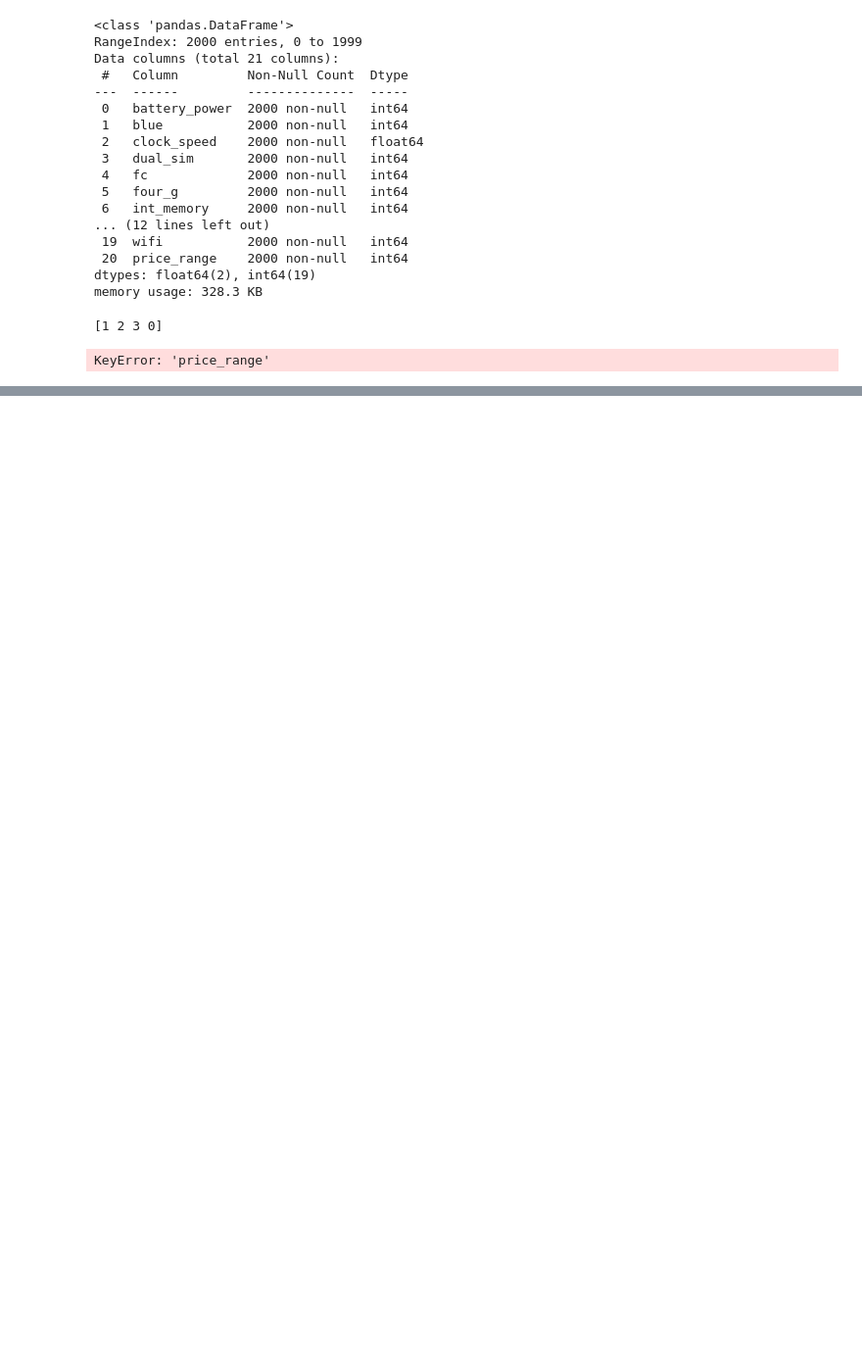
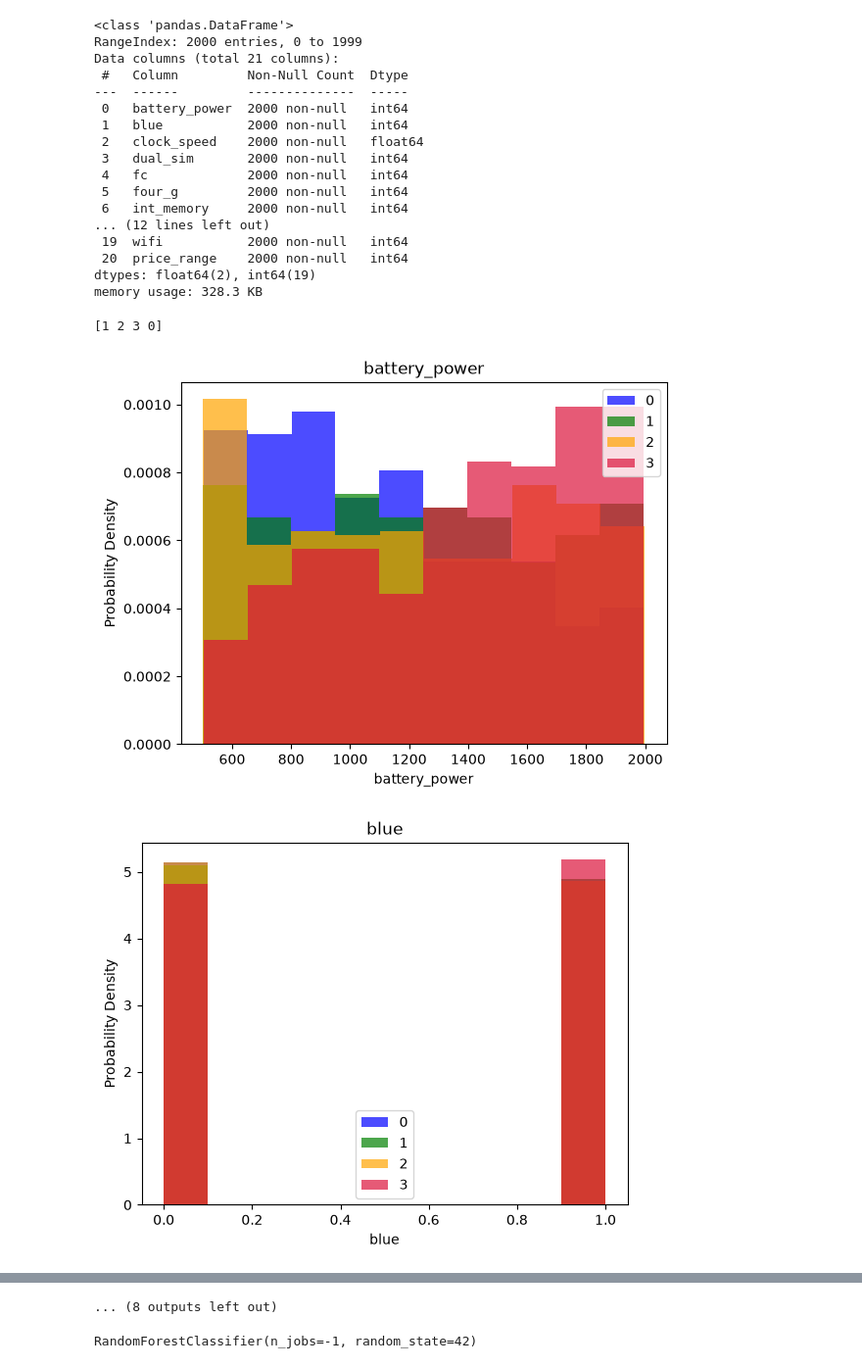
Before and after one commit to Gantz23/mobile-class-classification, a Jupyter notebook: main.ipynb, the cells around one changed output, grey strips where cells are left out. Shown at 98% size. Cells and saved outputs as stored; diff of their text form; code cells hidden in the pictures; blank space fills up the shorter version.

```diff
--- a/main.ipynb
+++ b/main.ipynb
@@ -34,21 +34,19 @@ memory usage: 328.3 KB
 print(df["price_range"].unique())
 # %% [output]
 [1 2 3 0]
-# %%
-x = df["battery_power"]
-y = df["price_range"]
-
-# Create scatter plot
-plt.scatter(x, y, color="tab:blue", marker="o", alpha=0.8)
-
-# Labels and title
-plt.title("Relationship Between Variables")
-plt.xlabel("X-Axis Variable")
-plt.ylabel("Y-Axis Variable")
-
-# Optional grid
-plt.grid(True, linestyle=":", alpha=0.6)
-
-plt.show()
-# %% [output]
-KeyError: 'price_range'
+# %%
+cols = df.columns
+
+for label in cols[:-1]:
+  plt.hist(df[df["price_range"]==0][label], color='blue', label='0', alpha=0.7, density=True)
+  plt.hist(df[df["price_range"]==1][label], color='green', label='1', alpha=0.7, density=True)
+  plt.hist(df[df["price_range"]==2][label], color='orange', label='2', alpha=0.7, density=True)
+  plt.hist(df[df["price_range"]==3][label], color='crimson', label='3', alpha=0.7, density=True)
+  plt.title(label)
+  plt.ylabel("Probability Density")
+  plt.xlabel(label)
+  plt.legend()
+  plt.show()
+# %% [output]
+[figure, added]
+[figure, added]
@@ -54,0 +63 @@ KeyError: 'price_range'
+... (8 outputs left out)
@@ -54,0 +85,4 @@ KeyError: 'price_range'
+# %%
+rf_model.fit(X_train, y_train)
+# %% [output]
+RandomForestClassifier(n_jobs=-1, random_state=42)
```
Also changed, not shown: parts of 7 cells of this notebook, 1 other file.
